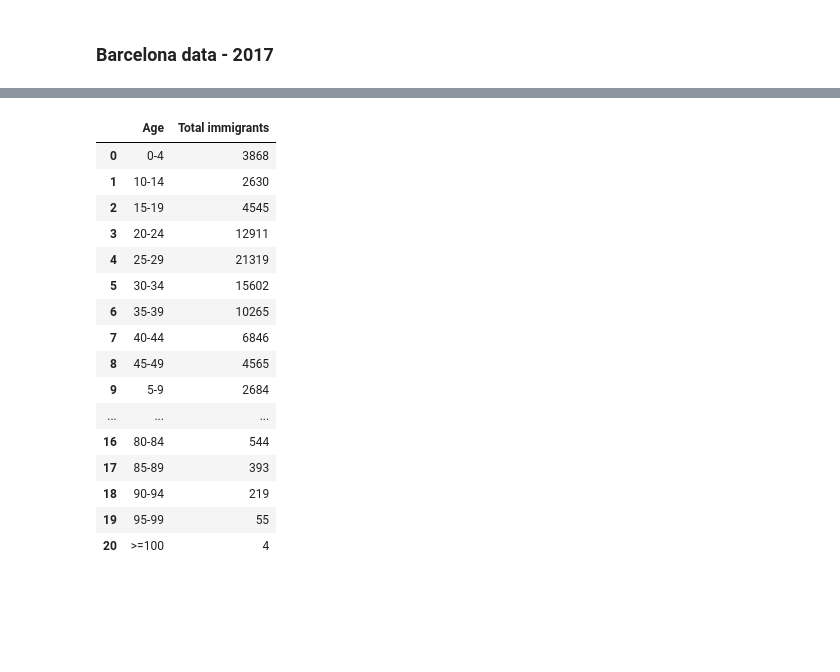
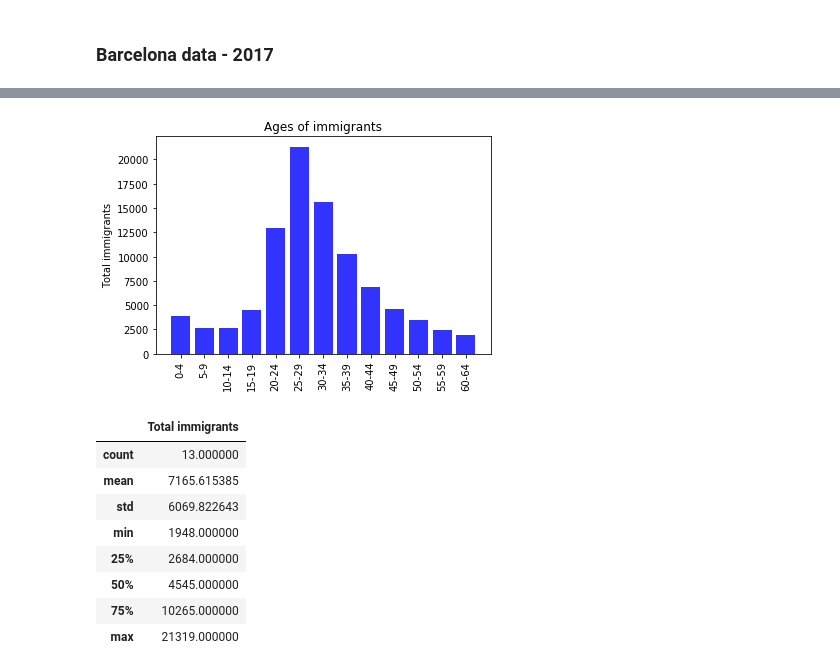
Before and after one commit to manieshablakey/barcelona-demographics, a Jupyter notebook: barcelona data.ipynb, the cells around one changed output, grey strips where cells are left out. Cells and saved outputs as stored; diff of their text form; code cells hidden in the pictures; blank space fills up the shorter version.

```diff
--- a/barcelona data.ipynb
+++ b/barcelona data.ipynb
@@ -78,22 +111,26 @@ plt.show()
-# %%
-# immigrants by age
-imm_age = pd.read_csv("exports/6-immigrants-emigrants-by-age.csv")
-imm_age
-# %% [output]
-|  | Age | Total immigrants |
-| 0 | 0-4 | 3868 |
-| 1 | 10-14 | 2630 |
-| 2 | 15-19 | 4545 |
-| 3 | 20-24 | 12911 |
-| 4 | 25-29 | 21319 |
-| 5 | 30-34 | 15602 |
-| 6 | 35-39 | 10265 |
-| 7 | 40-44 | 6846 |
-| 8 | 45-49 | 4565 |
-| 9 | 5-9 | 2684 |
-| ... | ... | ... |
-| 16 | 80-84 | 544 |
-| 17 | 85-89 | 393 |
-| 18 | 90-94 | 219 |
-| 19 | 95-99 | 55 |
-| 20 | >=100 | 4 |
+# %%
+# immigrants by age
+imm_age = pd.read_csv("exports/6-immigrants-by-age.csv")
+imm_age = imm_age.reindex(index = [0, 9, 1, 2, 3, 4, 5, 6, 7, 8, 10, 11, 12])
+imm_age_cat = np.arange(len(imm_age["Age"]))
+ximm_age = imm_age["Age"]
+yimm_age = imm_age["Total immigrants"]
+
+plt.bar(imm_age_cat, yimm_age, alpha=0.8, color="b")
+plt.xticks(imm_age_cat, ximm_age, rotation=90)
+plt.ylabel("Total immigrants")
+plt.title("Ages of immigrants")
+plt.show()
+
+imm_age.describe()
+# %% [output]
+[figure, added]
+|  | Total immigrants |
+| count | 13.000000 |
+| mean | 7165.615385 |
+| std | 6069.822643 |
+| min | 1948.000000 |
+| 25% | 2684.000000 |
+| 50% | 4545.000000 |
+| 75% | 10265.000000 |
+| max | 21319.000000 |
```
Also changed, not shown: parts of 20 cells of this notebook.
